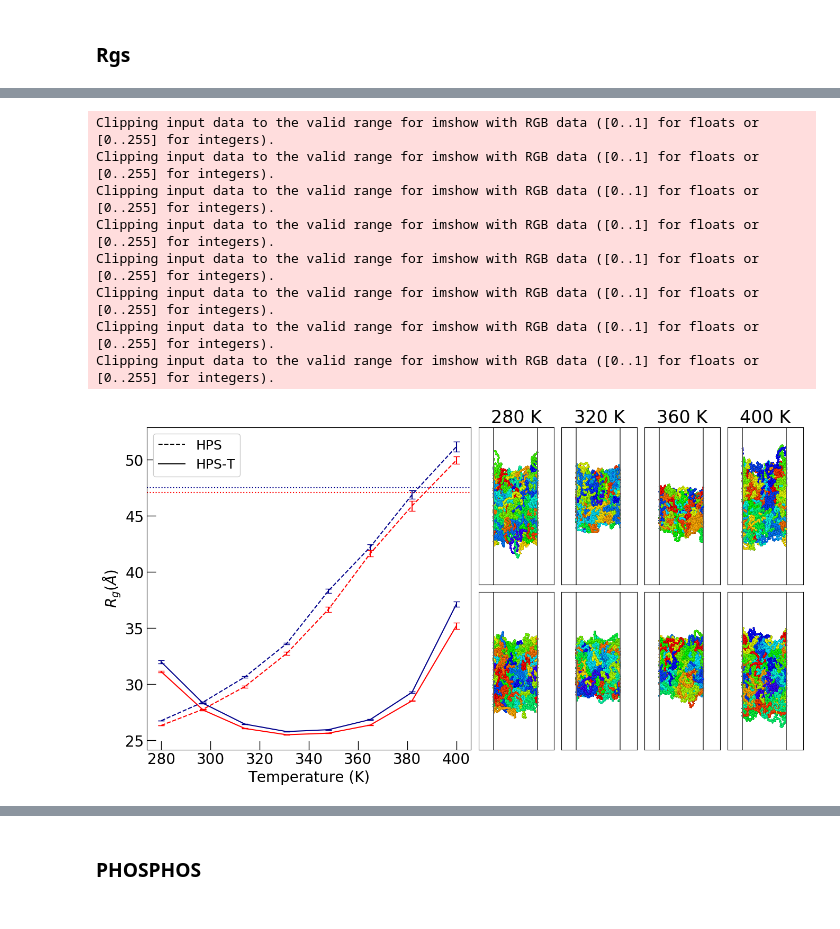
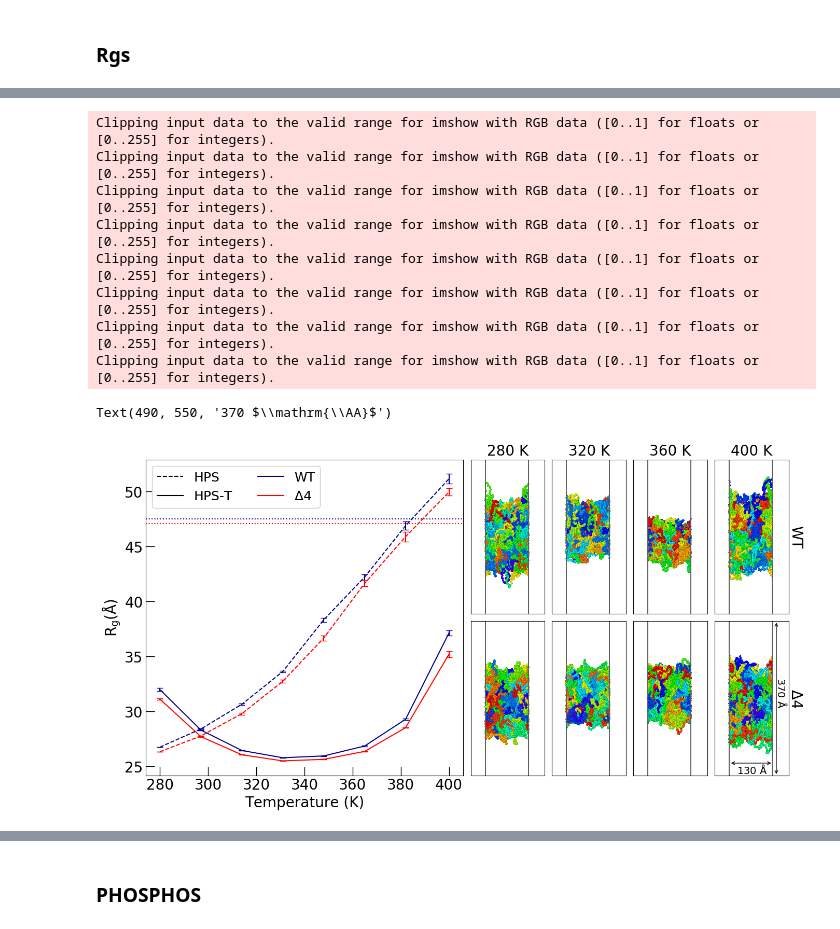
Before and after one commit to avillacrosa/MD, a Jupyter notebook: notebooks/FINAL DATA/1. Full HPS-T and lambda vars.ipynb, the cells around one changed output, grey strips where cells are left out. Cells and saved outputs as stored; diff of their text form; code cells hidden in the pictures.

```diff
--- a/notebooks/FINAL DATA/1. Full HPS-T and lambda vars.ipynb
+++ b/notebooks/FINAL DATA/1. Full HPS-T and lambda vars.ipynb
@@ -45,10 +42,10 @@ The autoreload extension is already loaded. To reload it, use:
 ### Rgs
 # %%
 # 1.0
-wt_1 = lmp.LMP(md_dir='/home/adria/data/real_final/HPS/1.0/WT', low_mem=True)
-wt_1.rg()
-d4_1 = lmp.LMP(md_dir='/home/adria/data/real_final/HPS/1.0/D4', low_mem=True)
-d4_1.rg()
+wt_1_n = lmp.LMP(md_dir='/home/adria/data/real_final/HPS/1.0/WT', low_mem=True)
+wt_1_n.rg()
+d4_1_n = lmp.LMP(md_dir='/home/adria/data/real_final/HPS/1.0/D4', low_mem=True)
+d4_1_n.rg()
 d7_1_n = lmp.LMP(md_dir='/home/adria/data/real_final/HPS/1.0/7D_WT', low_mem=True)
 d7_1_n.rg()
 d12_1_n = lmp.LMP(md_dir='/home/adria/data/real_final/HPS/1.0/12D_D4', low_mem=True)
@@ -82,46 +87,65 @@ grid = plt.GridSpec(8, 8, wspace=0.1, hspace=0.1)
 ax1 = plt.subplot(grid[:4, :4])
 # fig.patch.set_facecolor('#E0E0E0')
 
-ax1.errorbar(wt_1.temperatures, wt_1.c_rg[0], yerr=wt_1.c_rg[1], color=C_W)
-ax1.errorbar(d4_1.temperatures, d4_1.c_rg[0], yerr=d4_1.c_rg[1], color=C_4)
+ax1.errorbar(wt_1.temperatures, wt_1.c_rg[0], yerr=wt_1.c_rg[1], color=C_W, label=L_W)
+ax1.errorbar(d4_1.temperatures, d4_1.c_rg[0], yerr=d4_1.c_rg[1], color=C_4, label=L_4)
 ax1.errorbar(wt_1_n.temperatures, wt_1_n.c_rg[0], yerr=wt_1_n.c_rg[1], color=C_W, ls='--')
 ax1.errorbar(d4_1_n.temperatures, d4_1_n.c_rg[0], yerr=d4_1_n.c_rg[1], color=C_4, ls='--')
 ax1.axhline(wt_1.rw_rg(), ls='dotted', color=C_W)
 ax1.axhline(d4_1.rw_rg(), ls='dotted', color=C_4)
 
-ax1.legend([Line2D([0], [0], color='black', ls='--'), Line2D([0], [0], color='black')], ["HPS", "HPS-T"]
-           , loc='upper left')
+ax1.legend([Line2D([0], [0], color='black', ls='--'), Line2D([0], [0], color='black'),
+           Line2D([0], [0], color=C_W),
+           Line2D([0], [0], color=C_4),], ["HPS", "HPS-T", L_W, L_4]
+           , loc='upper left', ncol=2)
 ax1.set_xlabel("Temperature (K)")
-ax1.set_ylabel("$R_g (\AA)$")
+ax1.set_ylabel("$\mathrm{R_g (\AA)}$")
 
 ts = [280,320,360,400]
 for i in range(4):
 #     img = mpimg.imread(f'/home/adria/Figures/HMD/HPS-T/1.0/wt_{ts[i]:.0f}.png')
     img = mpimg.imread(f'/home/adria/Figures/HMD/HPS-T/1.0/wt_{ts[i]:.0f}.png')
     rimg = ndimage.rotate(img,0)
     ax = plt.subplot(grid[0:2, i+4], xticklabels=[], yticklabels=[], xticks=[], yticks=[])
-    ax.set_title(f"{ts[i]} K")
+    ax.set_title(f"{ts[i]} K", fontsize=20)
 #     ax.axis('off')
     ax.imshow(rimg, aspect='auto')
+
+ax.yaxis.set_label_position("right")
+ax.yaxis.tick_right()
+ax.set_ylabel(L_W, rotation=-90, labelpad=20)
 
 for i in range(4):
 #     img = mpimg.imread(f'/home/adria/Figures/HMD/HPS-T/1.0/d4_{ts[i]:.0f}.png')
     img = mpimg.imread(f'/home/adria/Figures/HMD/HPS-T/1.0/d4_{ts[i]:.0f}.png')
     rimg = ndimage.rotate(img,0)
     ax = plt.subplot(grid[2:4, i+4], xticklabels=[], yticklabels=[], xticks=[], yticks=[])
+#     ax = plt.subplot(grid[2:4, i+4])
 #     ax.axis('off')
     ax.axes.get_yaxis().set_visible(False)
     ax.imshow(rimg, aspect='auto')
+
+ax.axes.get_yaxis().set_visible(True)
+ax.yaxis.set_label_position("right")
+ax.set_ylabel(L_4, rotation=-90, labelpad=20)
+
+# ax.plot([135,450],[920,920], ls='-', color='black', lw=3)
+ax.annotate(s='', xy=(120,920), xytext=(470,920), arrowprops=dict(arrowstyle='<->'))
+ax.annotate(s='', xy=(500,0), xytext=(500,1000), arrowprops=dict(arrowstyle='<->'))
+
+ax.annotate(s='130 $\mathrm{\AA}$', xy=(180,988), fontsize=14)
+ax.annotate(s='370 $\mathrm{\AA}$', xy=(490,550), fontsize=14, rotation=-90)
 # %% [output]
 Clipping input data to the valid range for imshow with RGB data ([0..1] for floats or [0..255] for integers).
 Clipping input data to the valid range for imshow with RGB data ([0..1] for floats or [0..255] for integers).
 Clipping input data to the valid range for imshow with RGB data ([0..1] for floats or [0..255] for integers).
 Clipping input data to the valid range for imshow with RGB data ([0..1] for floats or [0..255] for integers).
 Clipping input data to the valid range for imshow with RGB data ([0..1] for floats or [0..255] for integers).
 Clipping input data to the valid range for imshow with RGB data ([0..1] for floats or [0..255] for integers).
 Clipping input data to the valid range for imshow with RGB data ([0..1] for floats or [0..255] for integers).
 Clipping input data to the valid range for imshow with RGB data ([0..1] for floats or [0..255] for integers).
+Text(490, 550, '370 $\\mathrm{\\AA}$')
-[figure, old version]
+[figure, new version]
 # %%
 # 0.8
 wt_8 = lmp.LMP(md_dir='/home/adria/data/real_final/HPS-T/0.8/WT', low_mem=True)
```
Also changed, not shown: parts of 16 cells of this notebook, 29 other files.
